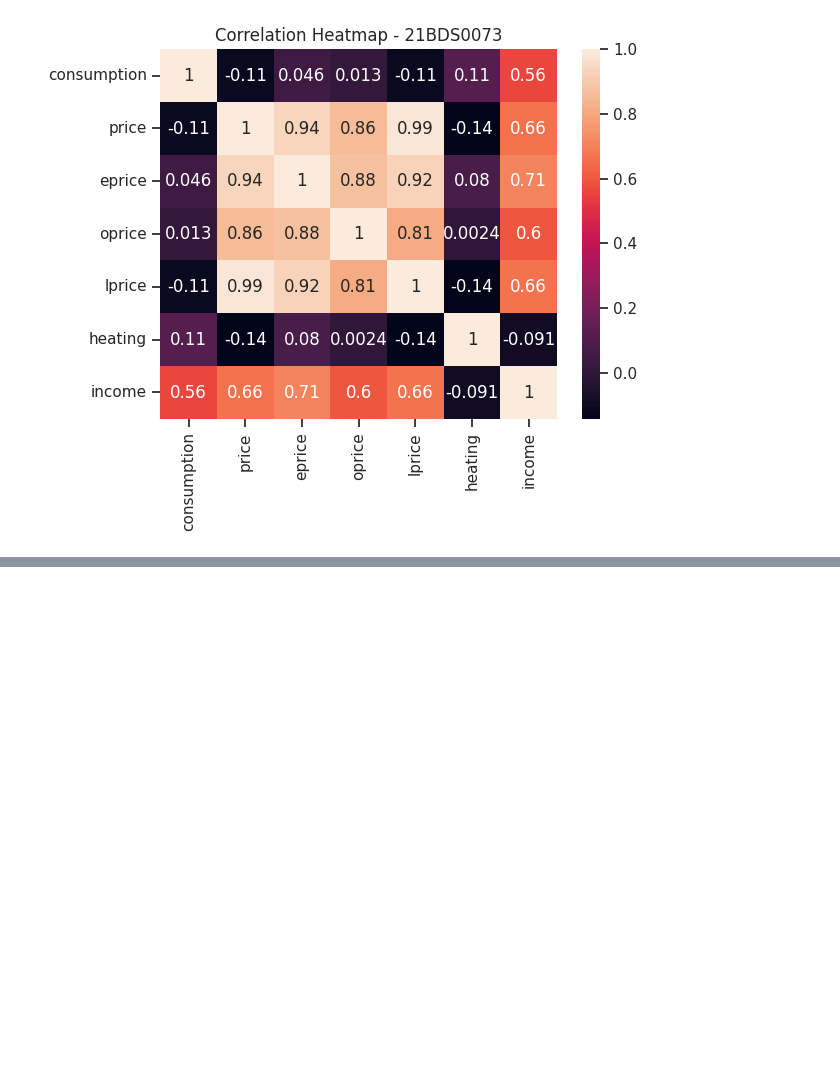
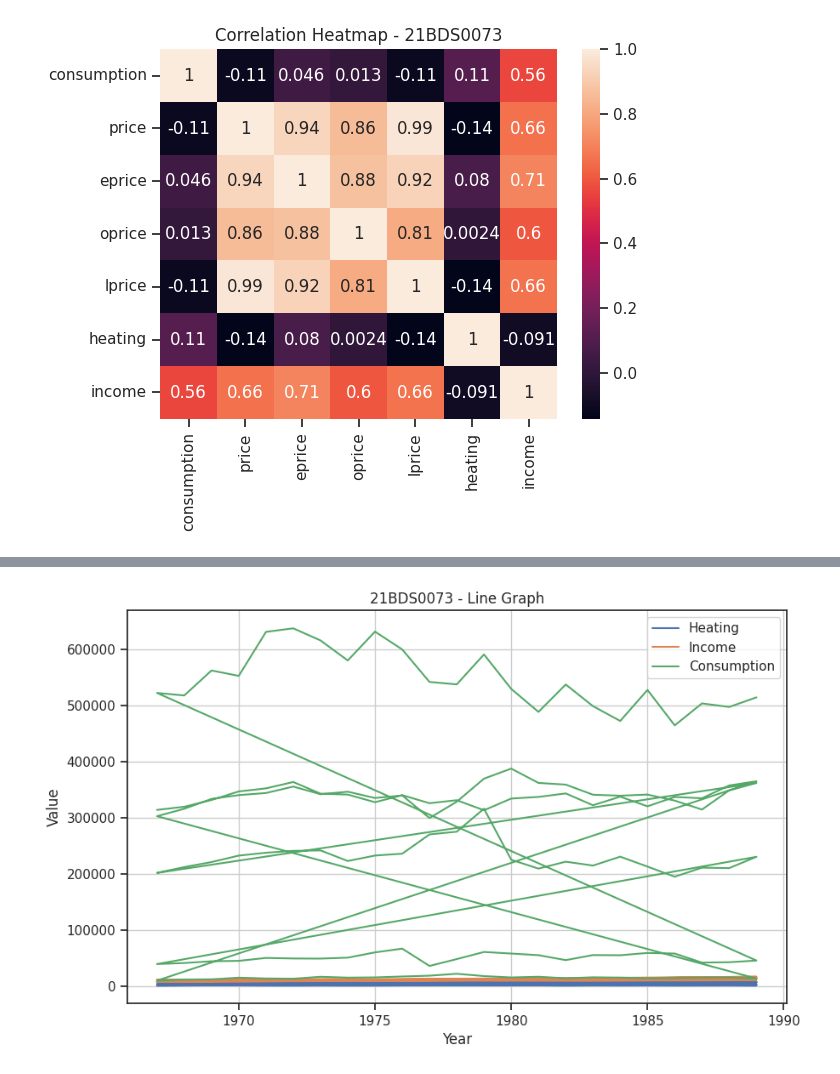
Before and after one commit to Vishnu290504/EDA, a Jupyter notebook: 21bds0073_da1.ipynb, the cells around one changed output, grey strips where cells are left out. Cells and saved outputs as stored; diff of their text form; code cells hidden in the pictures; blank space fills up the shorter version.

```diff
--- a/21bds0073_da1.ipynb
+++ b/21bds0073_da1.ipynb
@@ -346,0 +512,15 @@ plt.show()
+# %%
+# Line Graph
+plt.figure(figsize=(10, 6))
+plt.plot(df['year'], df['heating'], label='Heating')
+plt.plot(df['year'], df['income'], label='Income')
+plt.plot(df['year'], df['consumption'], label='Consumption')
+
+plt.xlabel('Year')
+plt.ylabel('Value')
+plt.title('21BDS0073 - Line Graph')
+plt.legend()
+plt.grid(True)
+plt.show()
+# %% [output]
+[figure, added]
```
Also changed, not shown: parts of 12 cells of this notebook.
